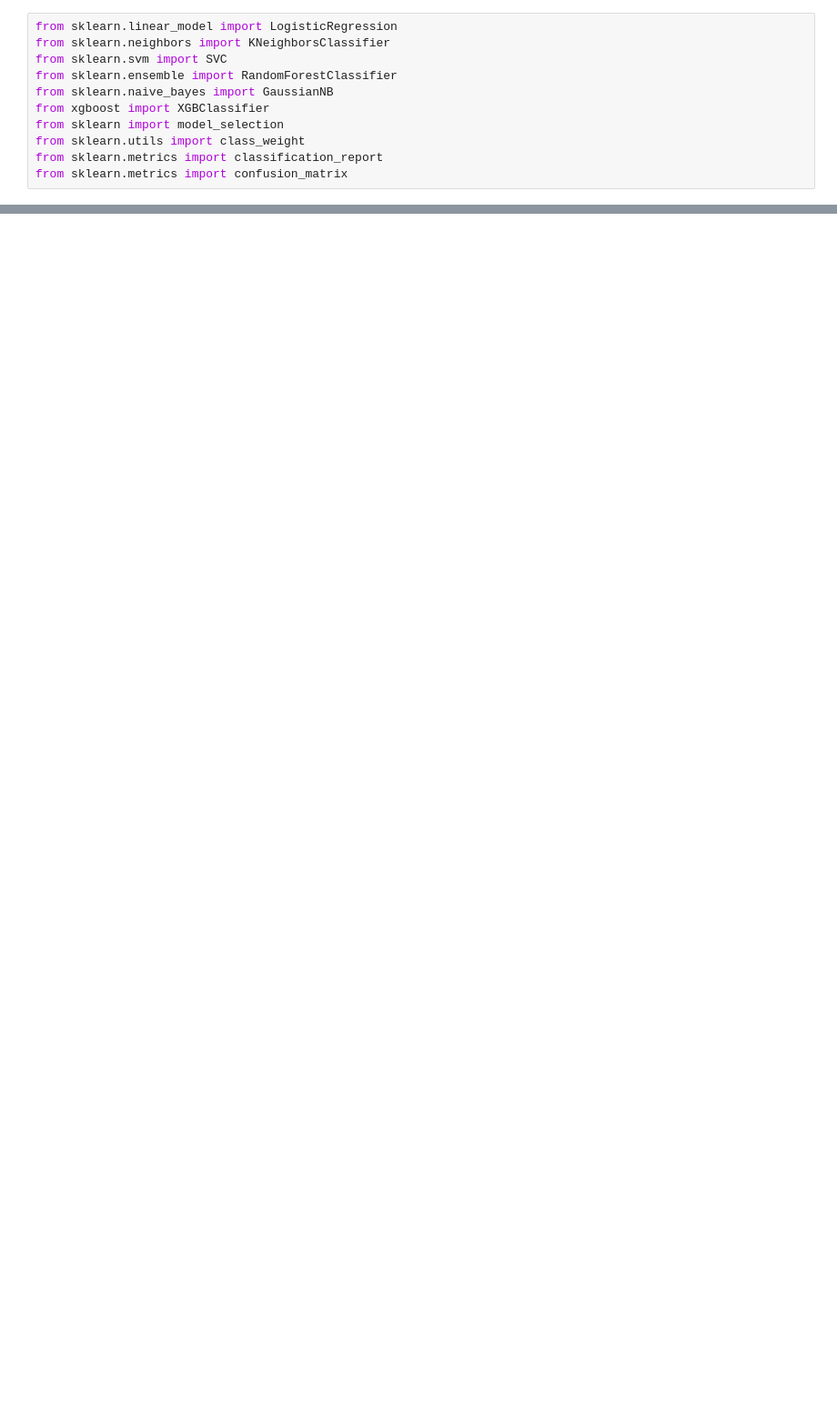
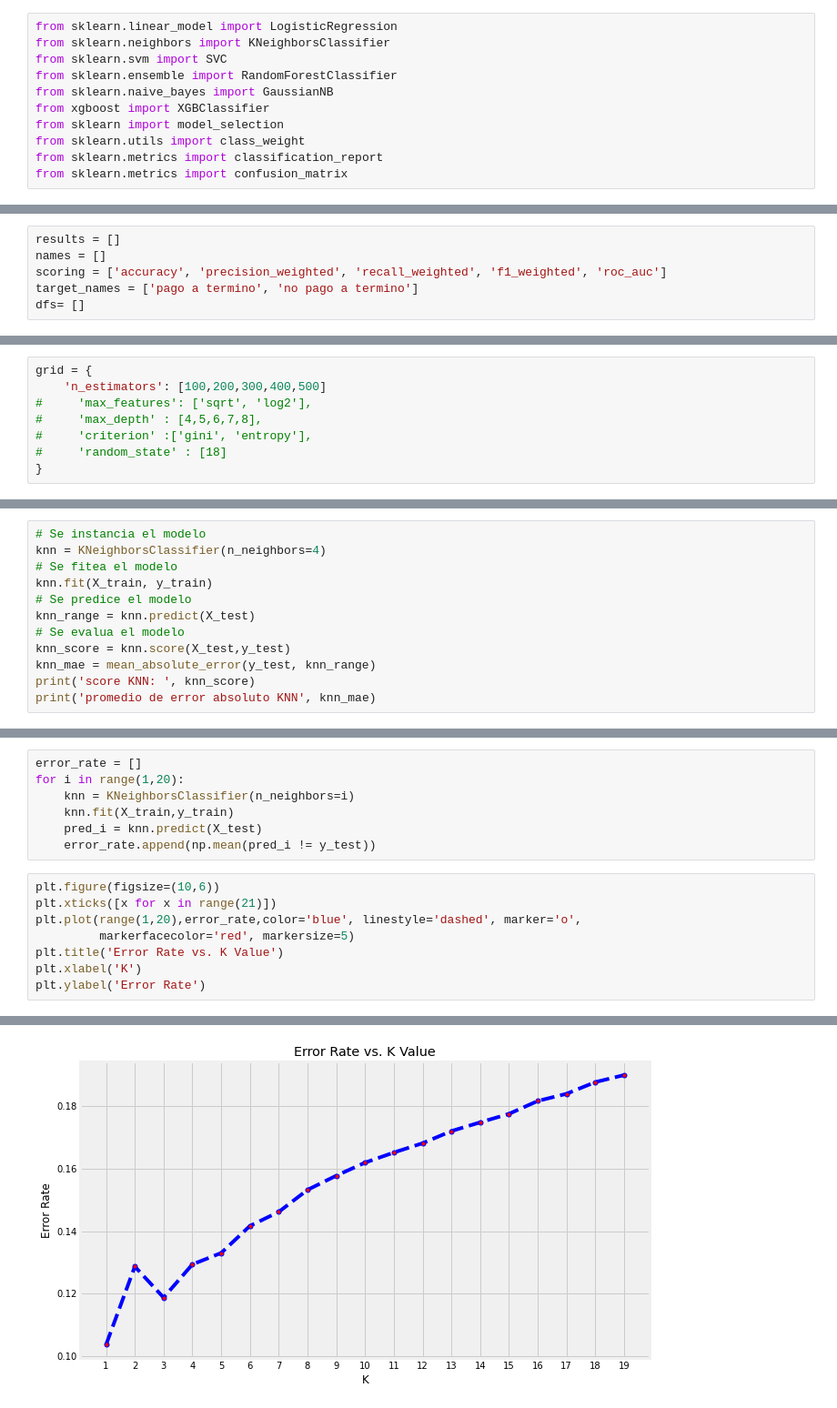
Before and after one commit to FrancisLuna/data-science-TP4, a Jupyter notebook: TP4 cuotas con info personas.ipynb, the cells around one changed output, grey strips where cells are left out. Shown at 91% size. Cells and saved outputs as stored; diff of their text form; blank space fills up the shorter version.

Commit message:
Se agregan modelos.

```diff
--- a/TP4 cuotas con info personas.ipynb
+++ b/TP4 cuotas con info personas.ipynb
@@ -772,0 +650,6 @@ models.sort_values(by=[])
+# %%
+results = []
+names = []
+scoring = ['accuracy', 'precision_weighted', 'recall_weighted', 'f1_weighted', 'roc_auc']
+target_names = ['pago a termino', 'no pago a termino']
+dfs= []
@@ -772,0 +706,8 @@ models.sort_values(by=[])
+# %%
+grid = {
+    'n_estimators': [100,200,300,400,500]
+#     'max_features': ['sqrt', 'log2'],
+#     'max_depth' : [4,5,6,7,8],
+#     'criterion' :['gini', 'entropy'],
+#     'random_state' : [18]
+}
@@ -772,0 +776,12 @@ models.sort_values(by=[])
+# %%
+# Se instancia el modelo
+knn = KNeighborsClassifier(n_neighbors=4)
+# Se fitea el modelo
+knn.fit(X_train, y_train)
+# Se predice el modelo
+knn_range = knn.predict(X_test)
+# Se evalua el modelo
+knn_score = knn.score(X_test,y_test)
+knn_mae = mean_absolute_error(y_test, knn_range)
+print('score KNN: ', knn_score)
+print('promedio de error absoluto KNN', knn_mae)
@@ -772,0 +791,16 @@ models.sort_values(by=[])
+# %%
+error_rate = []
+for i in range(1,20):
+    knn = KNeighborsClassifier(n_neighbors=i)
+    knn.fit(X_train,y_train)
+    pred_i = knn.predict(X_test)
+    error_rate.append(np.mean(pred_i != y_test))
+# %%
+plt.figure(figsize=(10,6))
+plt.xticks([x for x in range(21)])
+plt.plot(range(1,20),error_rate,color='blue', linestyle='dashed', marker='o',
+         markerfacecolor='red', markersize=5)
+plt.title('Error Rate vs. K Value')
+plt.xlabel('K')
+plt.ylabel('Error Rate')
+# %% [output]
@@ -772,0 +808 @@ models.sort_values(by=[])
+[figure, added]
```
Also changed, not shown: parts of 115 cells of this notebook, 1 other file.
